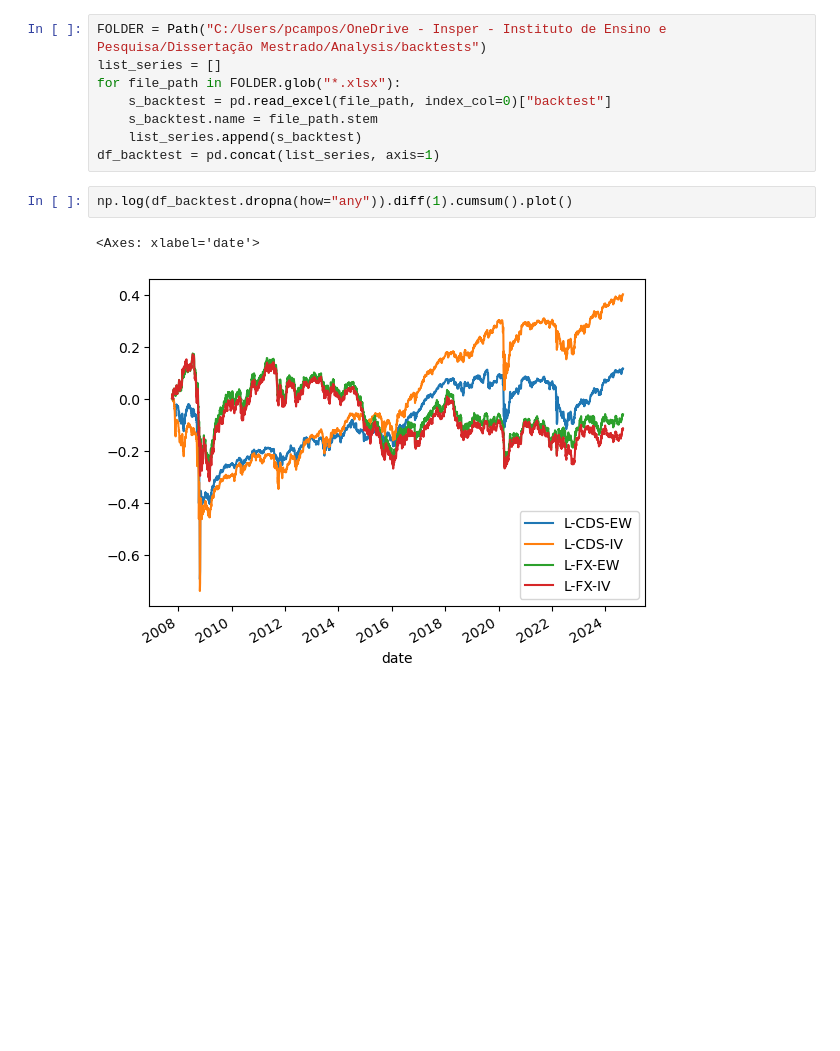
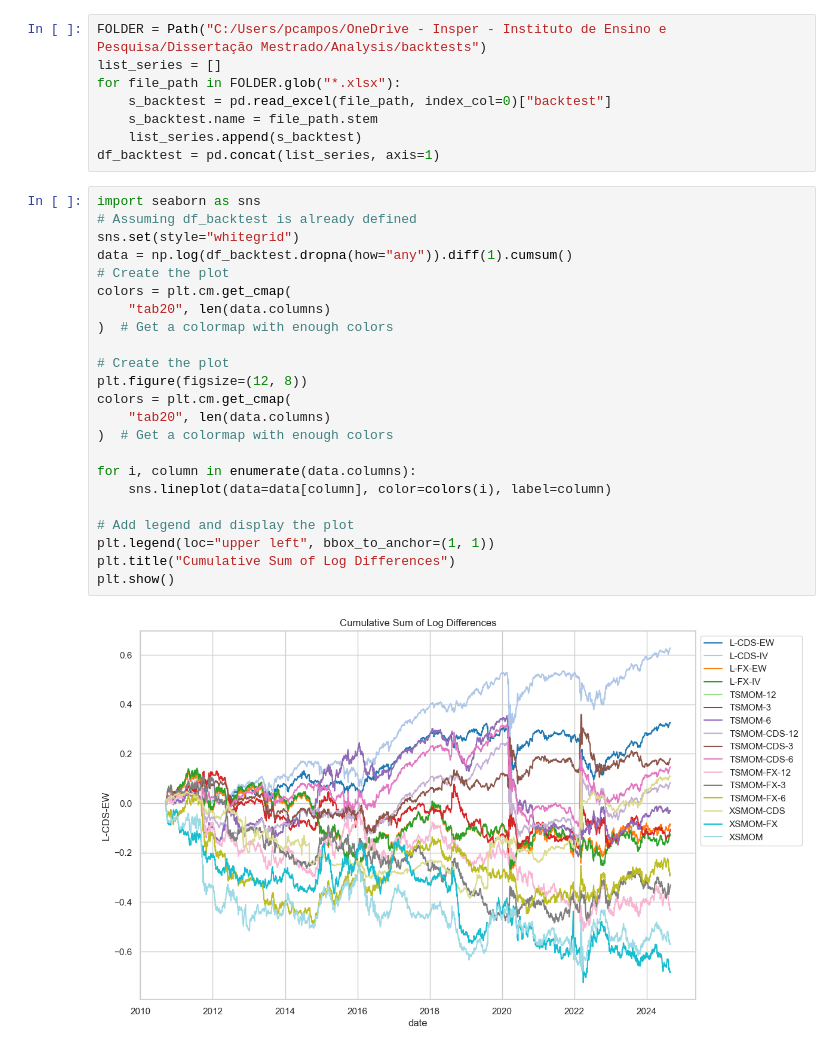
Before and after one commit to sambacode/asset_allocation, a Jupyter notebook: temp.ipynb, the cells around one changed output. Cells and saved outputs as stored; diff of their text form; blank space fills up the shorter version.

```diff
--- a/temp.ipynb
+++ b/temp.ipynb
@@ -27,8 +28,28 @@ for file_path in FOLDER.glob("*.xlsx"):
     s_backtest.name = file_path.stem
     list_series.append(s_backtest)
 df_backtest = pd.concat(list_series, axis=1)
-# %%
-np.log(df_backtest.dropna(how="any")).diff(1).cumsum().plot()
-# %% [output]
-<Axes: xlabel='date'>
-[figure, removed]
+# %%
+import seaborn as sns
+# Assuming df_backtest is already defined
+sns.set(style="whitegrid")
+data = np.log(df_backtest.dropna(how="any")).diff(1).cumsum()
+# Create the plot
+colors = plt.cm.get_cmap(
+    "tab20", len(data.columns)
+)  # Get a colormap with enough colors
+
+# Create the plot
+plt.figure(figsize=(12, 8))
+colors = plt.cm.get_cmap(
+    "tab20", len(data.columns)
+)  # Get a colormap with enough colors
+
+for i, column in enumerate(data.columns):
+    sns.lineplot(data=data[column], color=colors(i), label=column)
+
+# Add legend and display the plot
+plt.legend(loc="upper left", bbox_to_anchor=(1, 1))
+plt.title("Cumulative Sum of Log Differences")
+plt.show()
+# %% [output]
+[figure, added]
```
Also changed, not shown: parts of 1 cell of this notebook, 2 other files.
